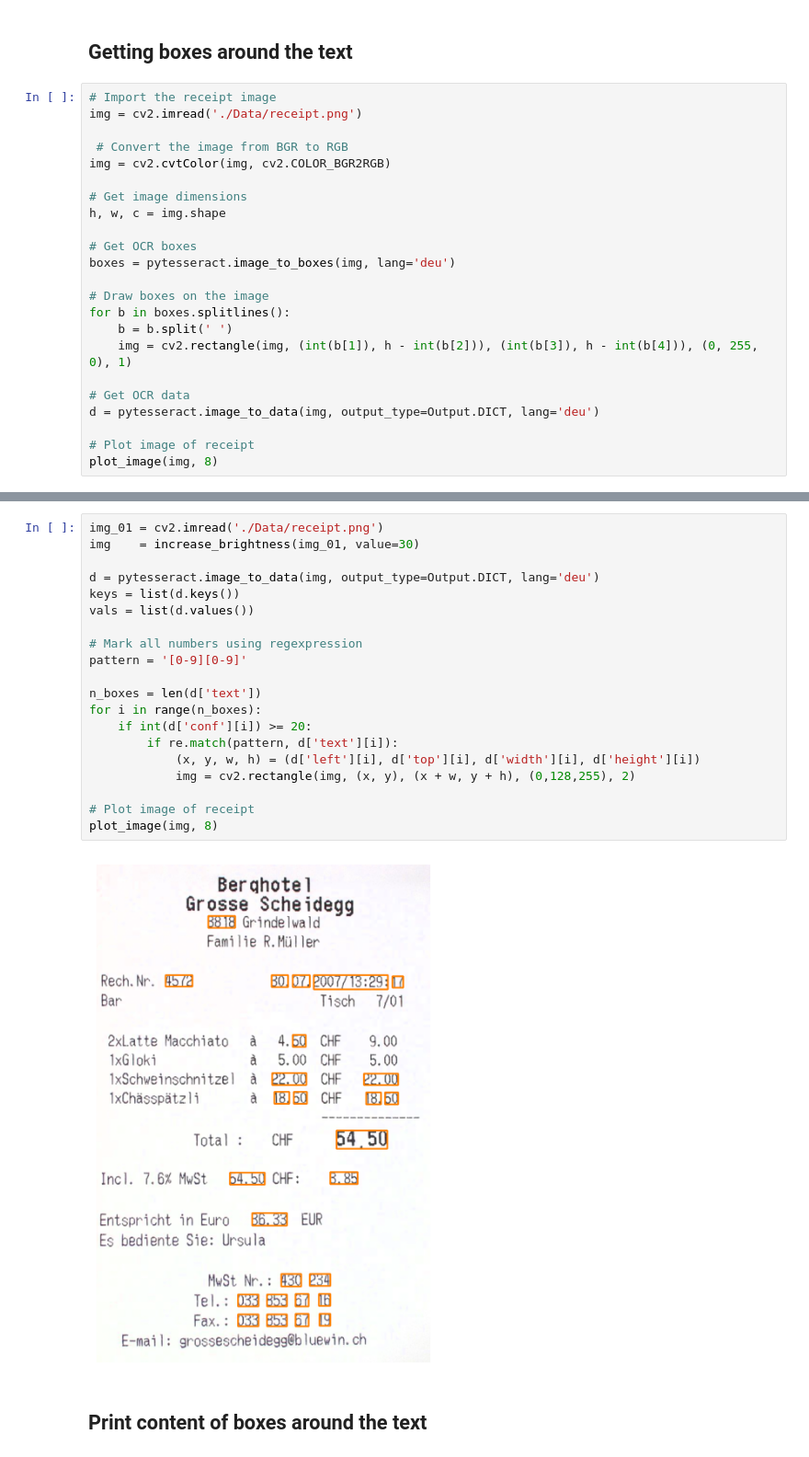
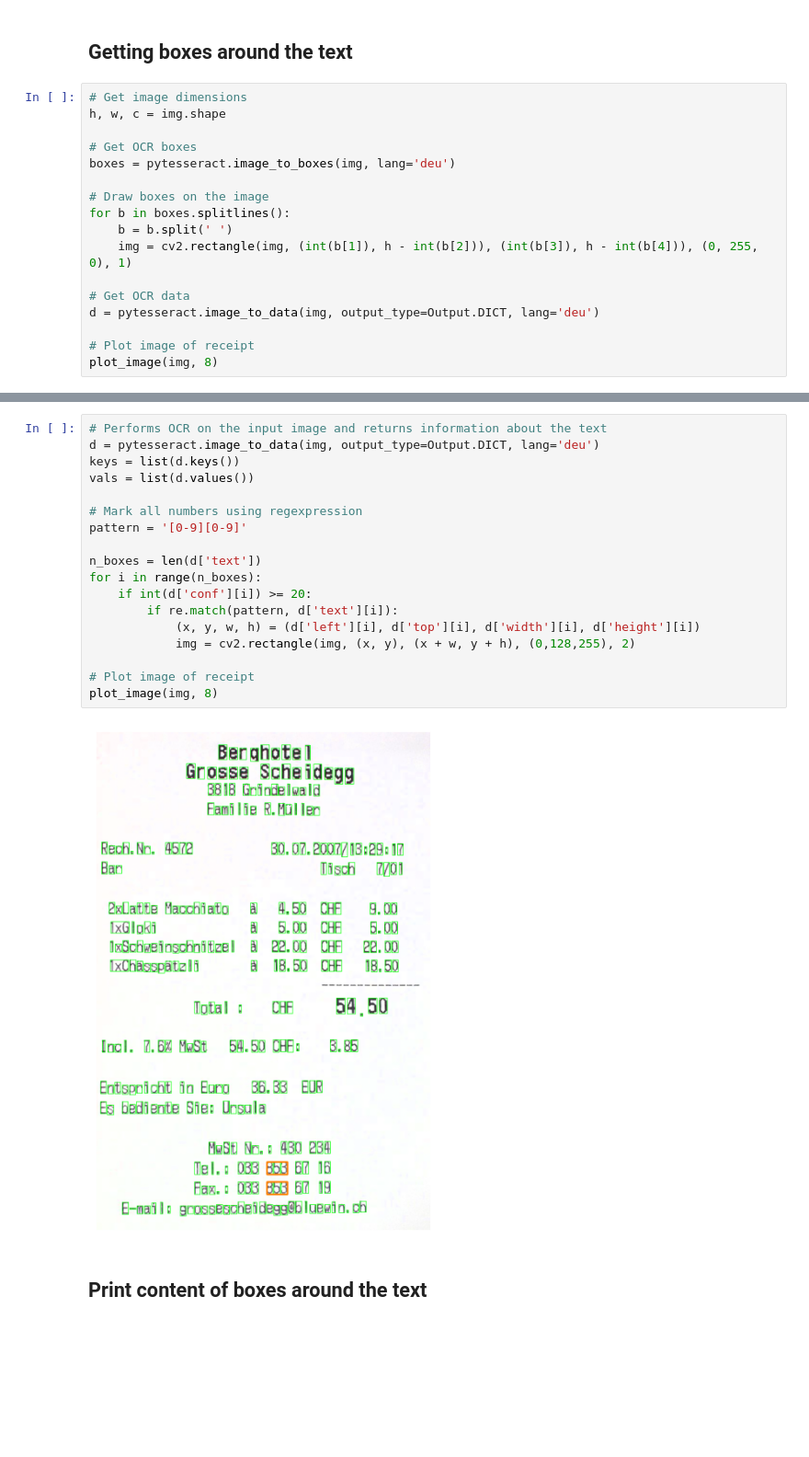
Before and after one commit to watson222-2/python_data_preparation, a Jupyter notebook: tesseract_ocr_example.ipynb, the cells around one changed output, grey strips where cells are left out. Shown at 92% size. Saved outputs shown, nothing was run; the diff lists cells and outputs as text; blank space fills up the shorter version.

```diff
--- a/tesseract_ocr_example.ipynb
+++ b/tesseract_ocr_example.ipynb
@@ -92,12 +95,6 @@ plot_image(img, 8)
 # %% [markdown]
 ## Getting boxes around the text
 # %%
-# Import the receipt image
-img = cv2.imread('./Data/receipt.png')
-
- # Convert the image from BGR to RGB
-img = cv2.cvtColor(img, cv2.COLOR_BGR2RGB)
-
 # Get image dimensions
 h, w, c = img.shape
 
@@ -121,25 +118,23 @@ plot_image(img, 8)
 # %%
-img_01 = cv2.imread('./Data/receipt.png')
-img    = increase_brightness(img_01, value=30)
-
+# Performs OCR on the input image and returns information about the text
 d = pytesseract.image_to_data(img, output_type=Output.DICT, lang='deu')
 keys = list(d.keys())
 vals = list(d.values())
 
 # Mark all numbers using regexpression
 pattern = '[0-9][0-9]'
 
 n_boxes = len(d['text'])
 for i in range(n_boxes):
     if int(d['conf'][i]) >= 20:
         if re.match(pattern, d['text'][i]):
             (x, y, w, h) = (d['left'][i], d['top'][i], d['width'][i], d['height'][i])
             img = cv2.rectangle(img, (x, y), (x + w, y + h), (0,128,255), 2)
 
 # Plot image of receipt
 plot_image(img, 8)
 # %% [output]
-[figure, old version]
+[figure, new version]
 # %% [markdown]
 ## Print content of boxes around the text
 # %%
```
Also changed, not shown: parts of 7 cells of this notebook, 2 other files.
